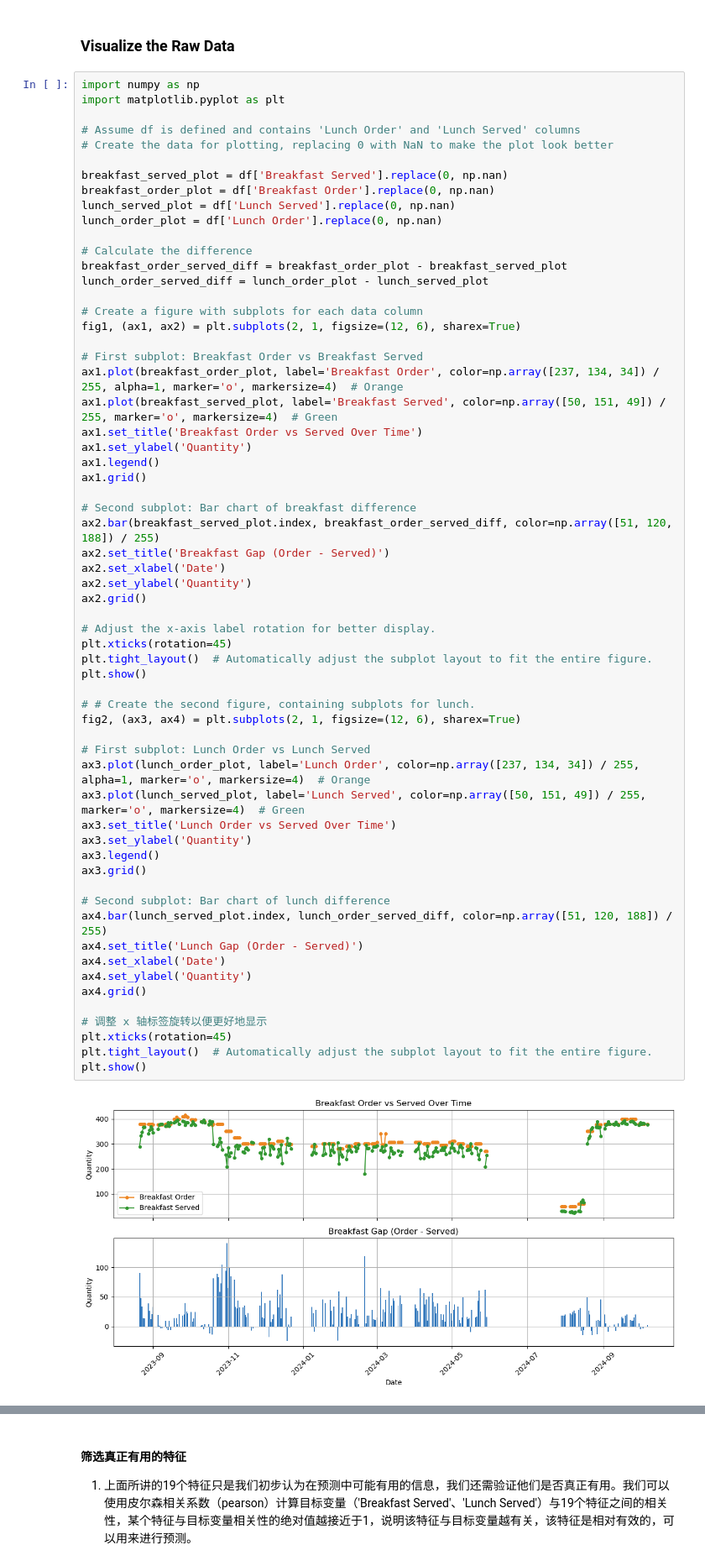
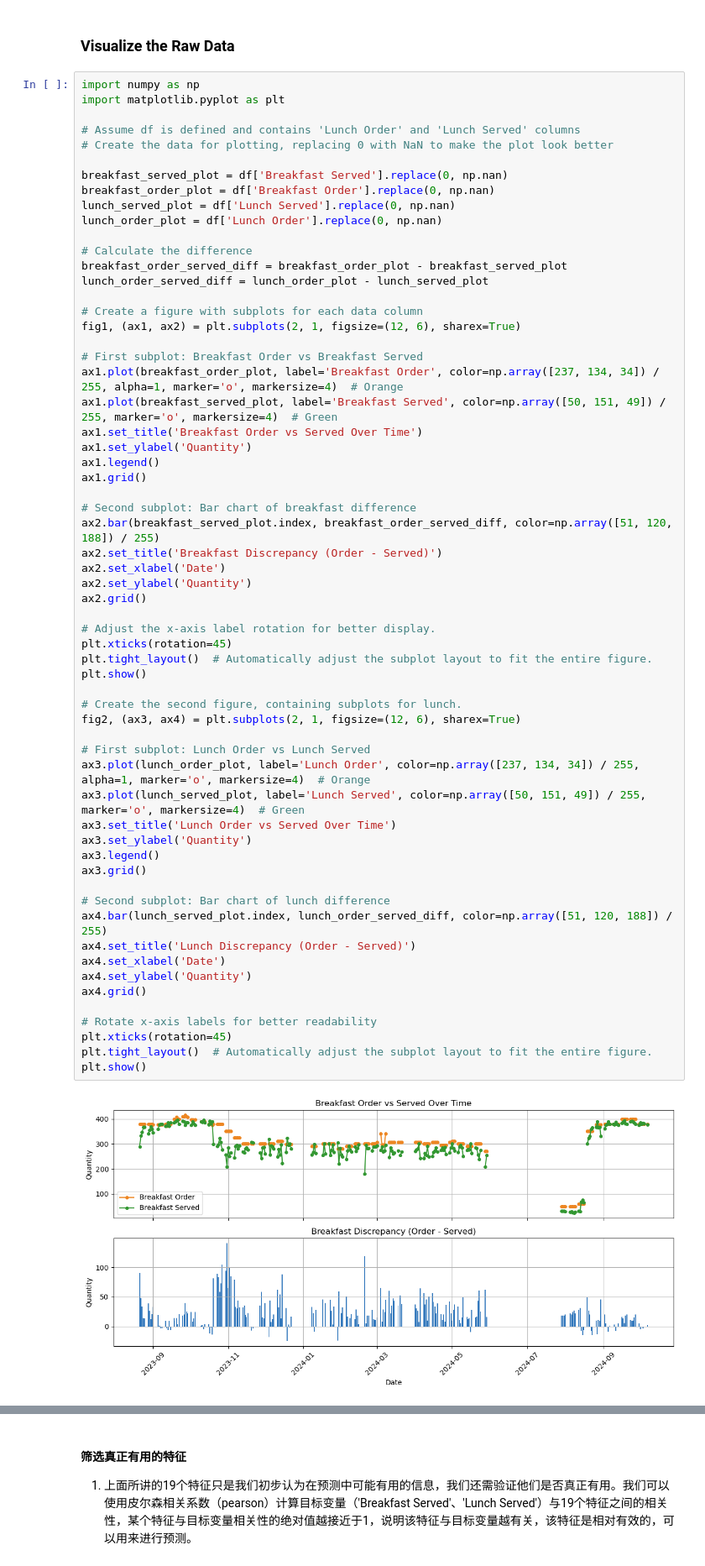
Before and after one commit to yaoyao55/MLDS_Project, a Jupyter notebook: served_meal_pred.ipynb, the cells around one changed output, grey strips where cells are left out. Shown at 84% size. Drawn from its saved outputs; the diff is of its cells as text.

```diff
--- a/served_meal_pred.ipynb
+++ b/served_meal_pred.ipynb
@@ -115,37 +115,37 @@ ax1.grid()
 
 # Second subplot: Bar chart of breakfast difference
 ax2.bar(breakfast_served_plot.index, breakfast_order_served_diff, color=np.array([51, 120, 188]) / 255)
-ax2.set_title('Breakfast Gap (Order - Served)')
+ax2.set_title('Breakfast Discrepancy (Order - Served)')
 ax2.set_xlabel('Date')
 ax2.set_ylabel('Quantity')
 ax2.grid()
 
 # Adjust the x-axis label rotation for better display.
 plt.xticks(rotation=45)
 plt.tight_layout()  # Automatically adjust the subplot layout to fit the entire figure.
 plt.show()
 
-# # Create the second figure, containing subplots for lunch.
+# Create the second figure, containing subplots for lunch.
 fig2, (ax3, ax4) = plt.subplots(2, 1, figsize=(12, 6), sharex=True)
 
 # First subplot: Lunch Order vs Lunch Served
 ax3.plot(lunch_order_plot, label='Lunch Order', color=np.array([237, 134, 34]) / 255, alpha=1, marker='o', markersize=4)  # Orange
 ax3.plot(lunch_served_plot, label='Lunch Served', color=np.array([50, 151, 49]) / 255, marker='o', markersize=4)  # Green
 ax3.set_title('Lunch Order vs Served Over Time')
 ax3.set_ylabel('Quantity')
 ax3.legend()
 ax3.grid()
 
 # Second subplot: Bar chart of lunch difference
 ax4.bar(lunch_served_plot.index, lunch_order_served_diff, color=np.array([51, 120, 188]) / 255)
-ax4.set_title('Lunch Gap (Order - Served)')
+ax4.set_title('Lunch Discrepancy (Order - Served)')
 ax4.set_xlabel('Date')
 ax4.set_ylabel('Quantity')
 ax4.grid()
 
-# 调整 x 轴标签旋转以便更好地显示
+# Rotate x-axis labels for better readability
 plt.xticks(rotation=45)
 plt.tight_layout()  # Automatically adjust the subplot layout to fit the entire figure.
 plt.show()
 # %% [output]
-[figure, old version]
+[figure, new version]
```
Also changed, not shown: parts of 5 cells of this notebook.
